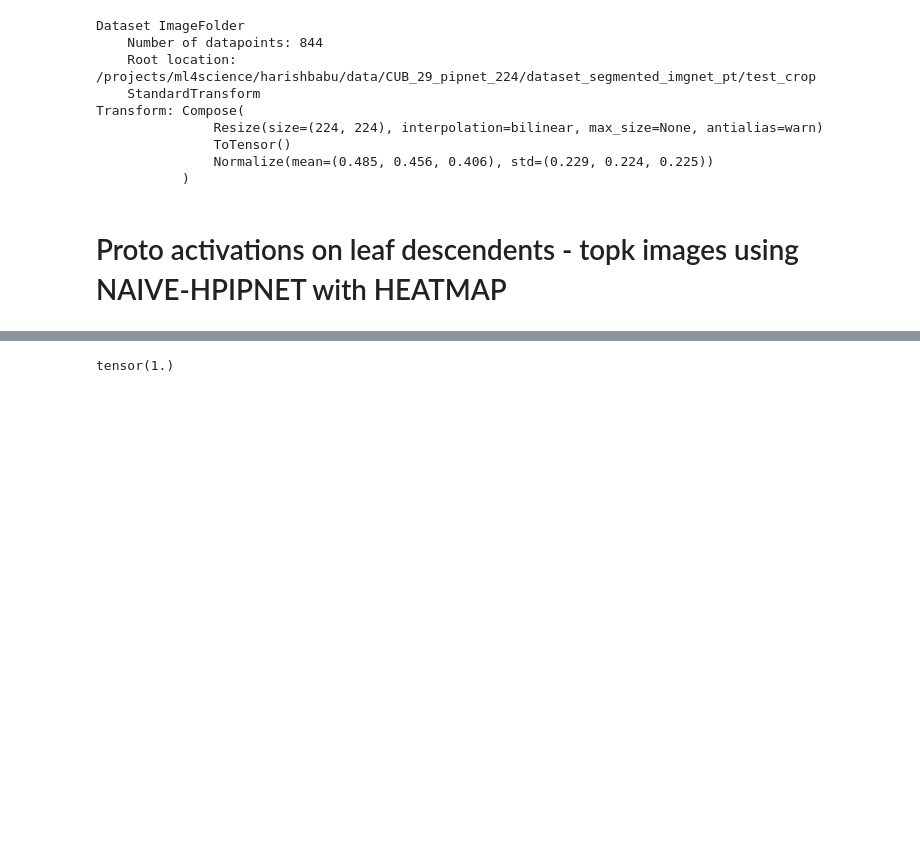
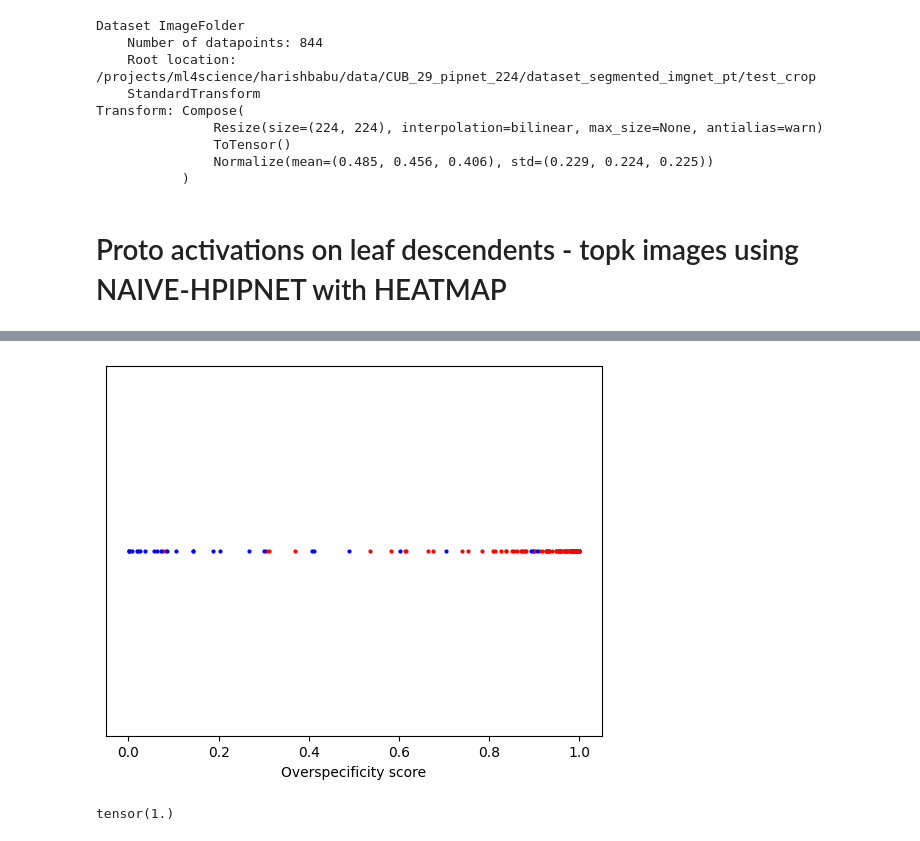
Before and after one commit to harishB97/PIPNet, a Jupyter notebook: proto_activations-v3.ipynb, the cells around one changed output, grey strips where cells are left out. Cells and saved outputs as stored; diff of their text form; code cells hidden in the pictures; blank space fills up the shorter version.

```diff
--- a/proto_activations-v3.ipynb
+++ b/proto_activations-v3.ipynb
@@ -647,7 +674,7 @@ def customForwardWithCSandSoftmax(net, xs,  inference=False):
                 softmax_tau = int(net.module.args.softmax.split('|')[1])
             else:
                 softmax_tau = 0.2
-            if ('y' in net.module.args.conc_log_ip):
+            if ('conc_log_ip' in net.module.args) and ('y' in net.module.args.conc_log_ip):
                 # softmax over the channel instead of over the patch
                 B, C, H, W = proto_features[node.name].shape
                 proto_features[node.name] = proto_features[node.name].reshape(B, C, -1)
@@ -946,13 +973,13 @@ for node in root.nodes_with_children():
                 mean_activation_of_every_leaf.append(mean_activation)
             print(logstr)
 
-            # if the mean_activation is less for all leaf descendants skip the node
-            if all([mean_act < 0.2 for mean_act in mean_activation_of_every_leaf]):
-                if find_non_descendants:
-                    print('\t'*2 + f'Not skipping proto {p} of {node.name} coz of find_non_descendants')
-                else:
-                    print('\t'*2 + f'Skipping proto {p} of {node.name}')
-                    continue
+            # # if the mean_activation is less for all leaf descendants skip the node
+            # if all([mean_act < 0.2 for mean_act in mean_activation_of_every_leaf]):
+            #     if find_non_descendants:
+            #         print('\t'*2 + f'Not skipping proto {p} of {node.name} coz of find_non_descendants')
+            #     else:
+            #         print('\t'*2 + f'Skipping proto {p} of {node.name}')
+            #         continue
 
             # have this for NON descendants
             if len(proto_mean_activations[p]) == 0:
@@ -1578,3 +1888,37 @@ OSError: [Errno 36] File name too long: '/home/harishbabu/projects/PIPNet/runs/1
+# %%
+import matplotlib.pyplot as plt
+
+# Example list of tuples
+data = overspecificity_score_and_proto_mask
+
+# Separate the data based on the second value
+x_0 = [x for x, y, z in data if z == 0]  # First values where the second value is 0
+x_1 = [x for x, y, z in data if z == 1]  # First values where the second value is 1
+
+# Create a dummy y-axis value since this is a one-dimensional scatter plot
+# y_0 = [y for x, y, z in data if z == 0]  # Dummy y values for blue points
+# y_1 = [y for x, y, z in data if z == 1]  # Dummy y values for red points
+
+# y_0 = [1]*len(x_0)
+# y_1 = [1.5]*len(x_1)
+
+y_0 = [1]*len(x_0)
+y_1 = [1]*len(x_1)
+
+# Plot the data
+plt.scatter(x_1, y_1, color='red', label='Value 1', s=4)   # Plot points with second value 1 in red
+plt.scatter(x_0, y_0, color='blue', label='Value 0', s=4)  # Plot points with second value 0 in blue
+
+
+# Additional plot formatting
+plt.xlabel('Overspecificity score')
+# plt.ylabel('Num descendants')  # Hide y-axis ticks since it's a one-dimensional plot
+plt.yticks([])
+# plt.legend(loc='best')
+# plt.title('One-dimensional Scatter Plot')
+plt.show()
+# %% [output]
+[figure, added]
 # %%
 torch.cos(torch.tensor(2 * np.pi))
 # %% [output]
```
Also changed, not shown: parts of 9 cells of this notebook, 17 other files.
